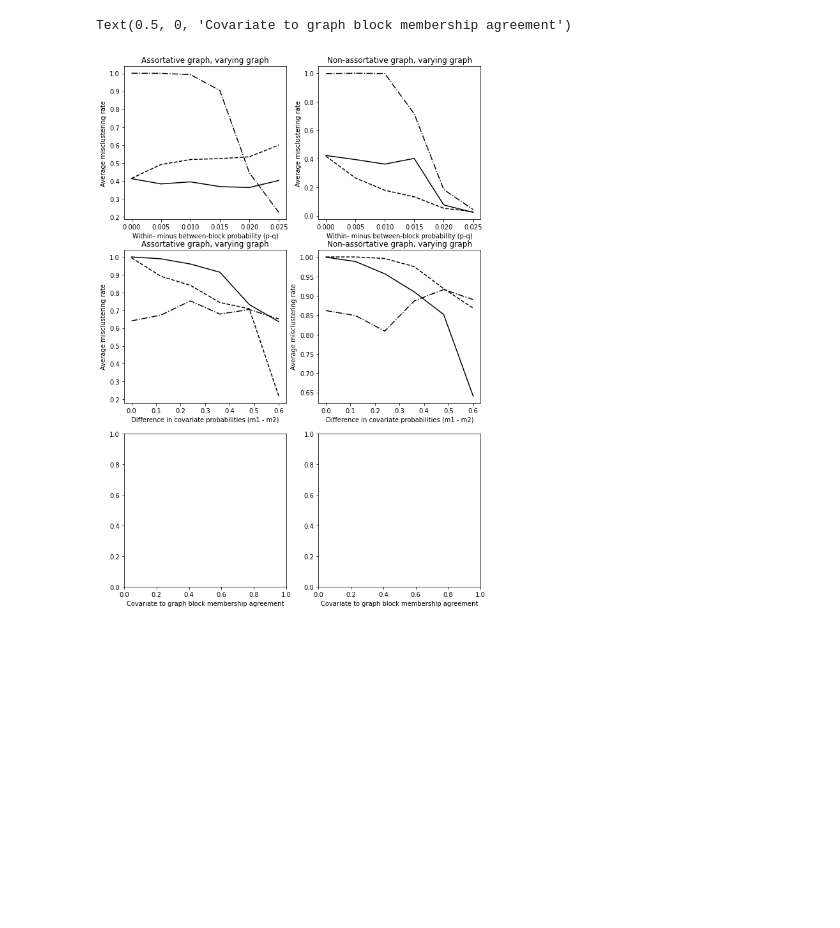
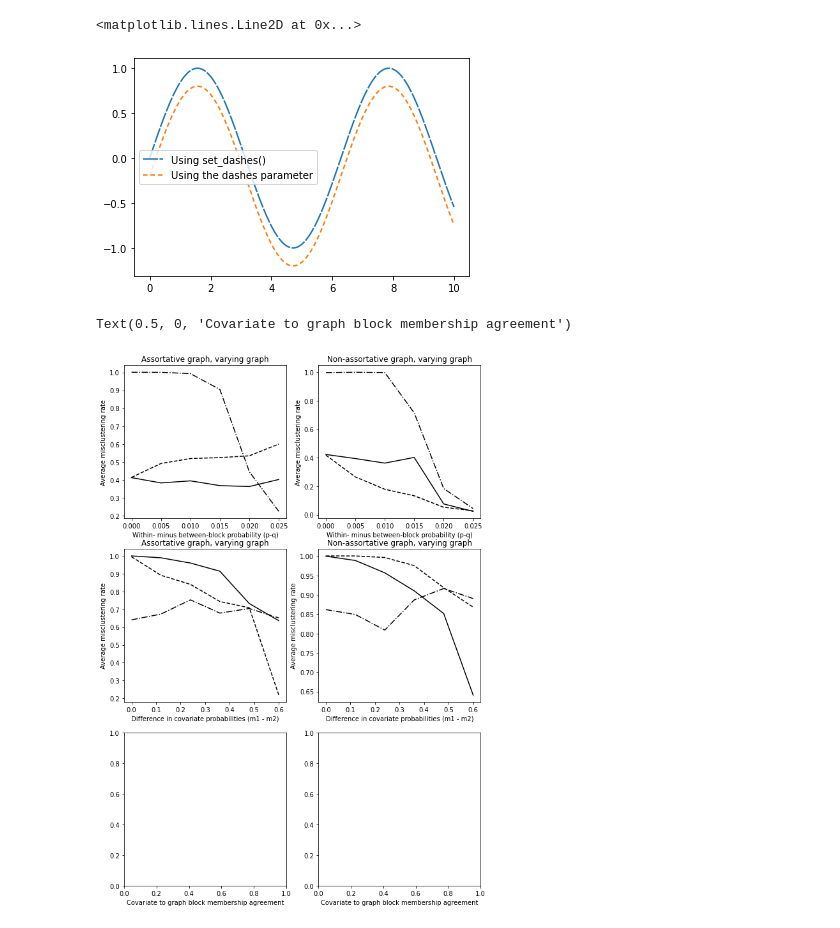
Before and after one commit to loftusa/graspy-personal, a Jupyter notebook: notebooks/figure_1_paper.ipynb, the cells around one changed output. Saved outputs shown, nothing was run; the diff lists cells and outputs as text; code cells hidden in the pictures; blank space fills up the shorter version.

```diff
--- a/notebooks/figure_1_paper.ipynb
+++ b/notebooks/figure_1_paper.ipynb
@@ -15,6 +15,31 @@ from graspologic.plot import heatmap, pairplot
 import sys
 np.set_printoptions(threshold=sys.maxsize)
 np.random.seed(42)
+# %%
+line1, = ax.plot(x, y, label='Using set_dashes()')
+line1
+# %% [output]
+<matplotlib.lines.Line2D at 0x...>
+# %%
+import numpy as np
+import matplotlib.pyplot as plt
+
+x = np.linspace(0, 10, 500)
+y = np.sin(x)
+
+fig, ax = plt.subplots()
+
+# Using set_dashes() to modify dashing of an existing line
+line1, = ax.plot(x, y, label='Using set_dashes()')
+line1.set_dashes([10, 1])  # 2pt line, 2pt break, 10pt line, 2pt break
+
+# Using plot(..., dashes=...) to set the dashing when creating a line
+line2, = ax.plot(x, y - 0.2, dashes=[3, 2], label='Using the dashes parameter')
+
+ax.legend()
+plt.show()
+# %% [output]
+[figure, added]
 # %%
 
 
```
Also changed, not shown: 2 other files.
